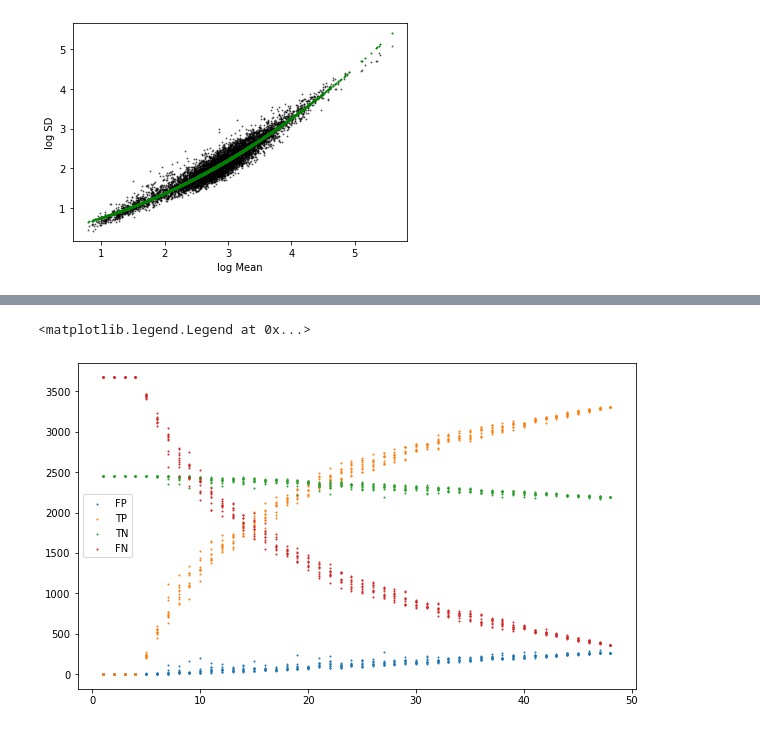
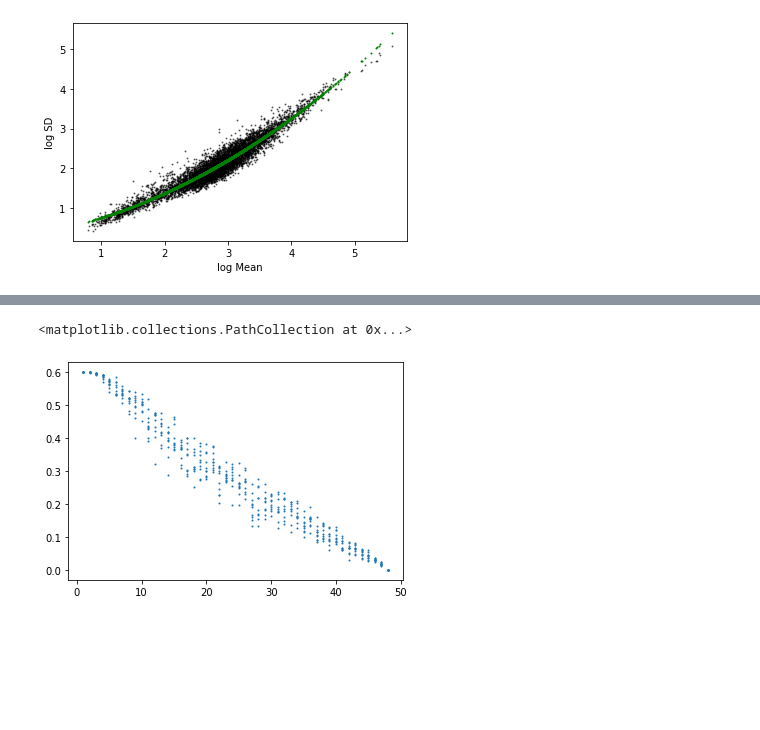
Before and after one commit to ucbmcb288/mcb288, a Jupyter notebook: RNAseq_Replication/MCB288_Barton_2022_nb4.ipynb, the cells around one changed output, grey strips where cells are left out. Drawn from its saved outputs; the diff is of its cells as text; code cells hidden in the pictures; blank space fills up the shorter version.

```diff
--- a/RNAseq_Replication/MCB288_Barton_2022_nb4.ipynb
+++ b/RNAseq_Replication/MCB288_Barton_2022_nb4.ipynb
@@ -231,3 +250,8 @@ plt.legend()
+# %%
+plt.scatter(de.ss,de.FN / (de.FN + de.TN),s=1)
+# %% [output]
+<matplotlib.collections.PathCollection at 0x...>
+[figure, added]
 # %%
 # define "True" positives
 
@@ -263,13 +287,3 @@ for sample_size in np.arange(1,49):
         data.append([sample_size,trials,tp,tn,fp,fn])
 
 de2 = pd.DataFrame(data=data,columns=['ss','trial','TP','TN','FP','FN'])
-# %%
-plt.figure(figsize=(10,6))
-plt.scatter(de2.ss,de2.FP,label='FP',s=1)
-plt.scatter(de2.ss,de2.TP,label='TP',s=1)
-plt.scatter(de2.ss,de2.TN,label='TN',s=1)
-plt.scatter(de2.ss,de2.FN,label='FN',s=1)
-plt.legend()
-# %% [output]
-<matplotlib.legend.Legend at 0x...>
-[figure, removed]
```
Also changed, not shown: parts of 13 cells of this notebook.
